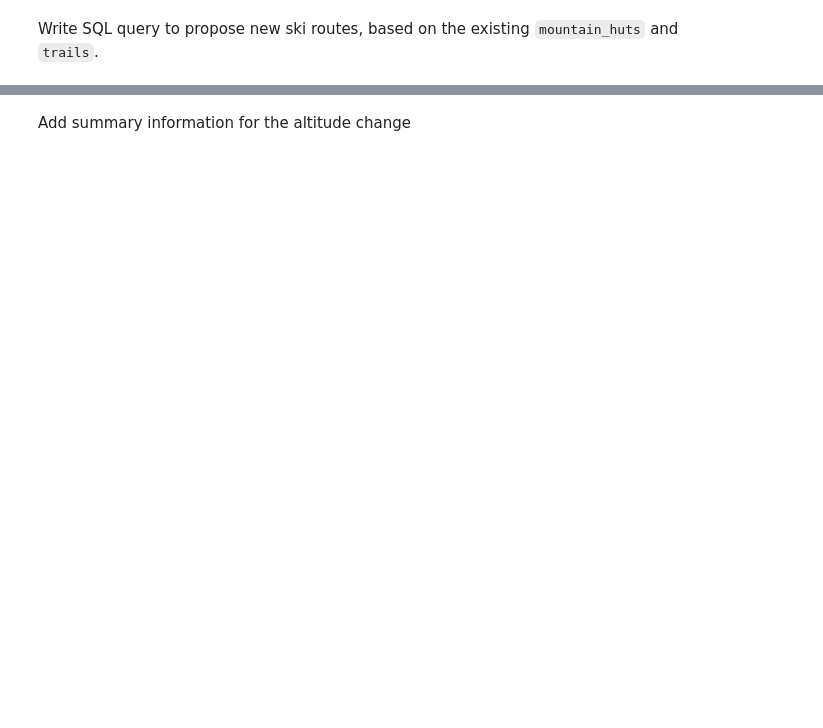
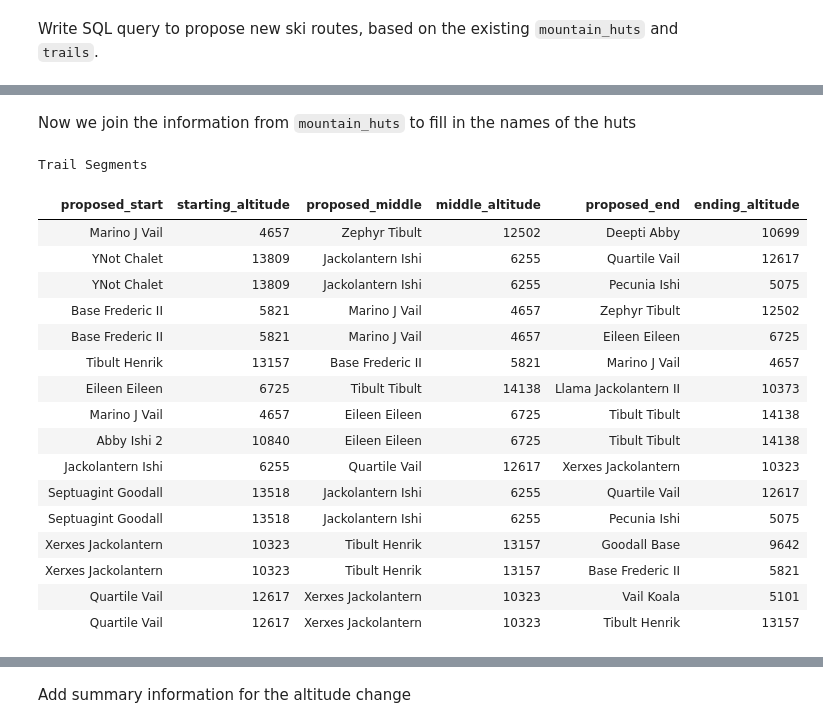
Before and after one commit to peterdobbs77/daily-coding, a Jupyter notebook: sql/try_ski_hill_db_sql.ipynb, the cells around one changed output, grey strips where cells are left out. Cells and saved outputs as stored; diff of their text form; code cells hidden in the pictures; blank space fills up the shorter version.

Commit message:
continuing work on ski hill data manipulation

```diff
--- a/sql/try_ski_hill_db_sql.ipynb
+++ b/sql/try_ski_hill_db_sql.ipynb
@@ -45,0 +90,43 @@ Write SQL query to propose new ski routes, based on the existing `mountain_huts`
+# %% [markdown]
+Now we join the information from `mountain_huts` to fill in the names of the huts
+# %%
+query = """
+    select starting_hut.name as proposed_start,
+        starting_hut.altitude as starting_altitude,
+        middle_hut.name as proposed_middle,
+        middle_hut.altitude as middle_altitude,
+        ending_hut.name as proposed_end,
+        ending_hut.altitude as ending_altitude
+    from trails first_segment
+    join trails second_segment
+        on first_segment.hut2 = second_segment.hut1
+    join mountain_huts starting_hut
+        on starting_hut.id = first_segment.hut1
+    join mountain_huts middle_hut
+        on middle_hut.id = first_segment.hut2
+    join mountain_huts ending_hut
+        on ending_hut.id = second_segment.hut2
+    """
+results = ski_hill_database_utils.execute_sql(
+    query=query,
+    db_path=DB_PATH)
+utils.print_html(results, "Trail Segments")
+# %% [output]
+Trail Segments
+| proposed_start | starting_altitude | proposed_middle | middle_altitude | proposed_end | ending_altitude |
+| Marino J Vail | 4657 | Zephyr Tibult | 12502 | Deepti Abby | 10699 |
+| YNot Chalet | 13809 | Jackolantern Ishi | 6255 | Quartile Vail | 12617 |
+| YNot Chalet | 13809 | Jackolantern Ishi | 6255 | Pecunia Ishi | 5075 |
+| Base Frederic II | 5821 | Marino J Vail | 4657 | Zephyr Tibult | 12502 |
+| Base Frederic II | 5821 | Marino J Vail | 4657 | Eileen Eileen | 6725 |
+| Tibult Henrik | 13157 | Base Frederic II | 5821 | Marino J Vail | 4657 |
+| Eileen Eileen | 6725 | Tibult Tibult | 14138 | Llama Jackolantern II | 10373 |
+| Marino J Vail | 4657 | Eileen Eileen | 6725 | Tibult Tibult | 14138 |
+| Abby Ishi 2 | 10840 | Eileen Eileen | 6725 | Tibult Tibult | 14138 |
+| Jackolantern Ishi | 6255 | Quartile Vail | 12617 | Xerxes Jackolantern | 10323 |
+| Septuagint Goodall | 13518 | Jackolantern Ishi | 6255 | Quartile Vail | 12617 |
+| Septuagint Goodall | 13518 | Jackolantern Ishi | 6255 | Pecunia Ishi | 5075 |
+| Xerxes Jackolantern | 10323 | Tibult Henrik | 13157 | Goodall Base | 9642 |
+| Xerxes Jackolantern | 10323 | Tibult Henrik | 13157 | Base Frederic II | 5821 |
+| Quartile Vail | 12617 | Xerxes Jackolantern | 10323 | Vail Koala | 5101 |
+| Quartile Vail | 12617 | Xerxes Jackolantern | 10323 | Tibult Henrik | 13157 |
```
Also changed, not shown: parts of 24 cells of this notebook, 1 other file.
